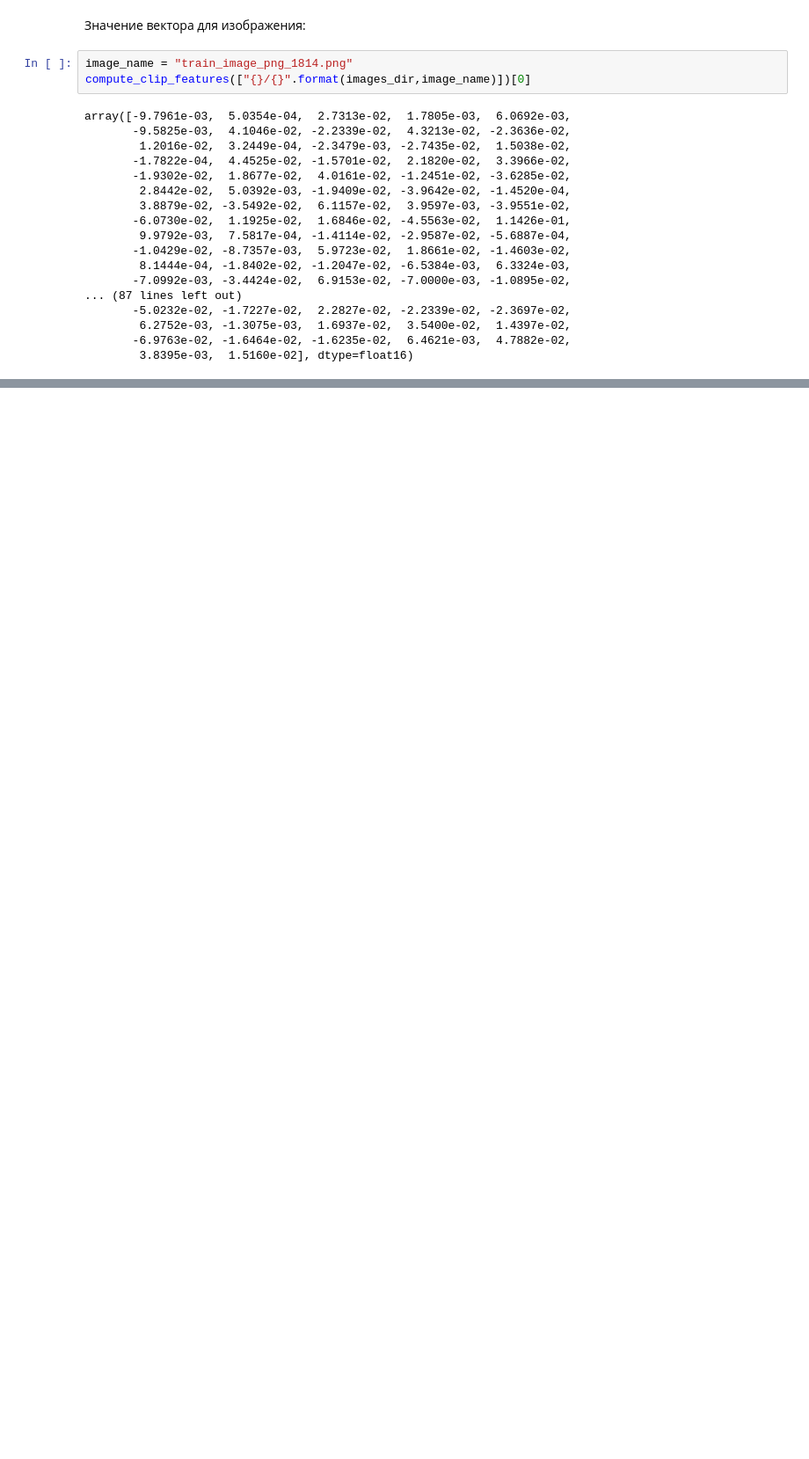
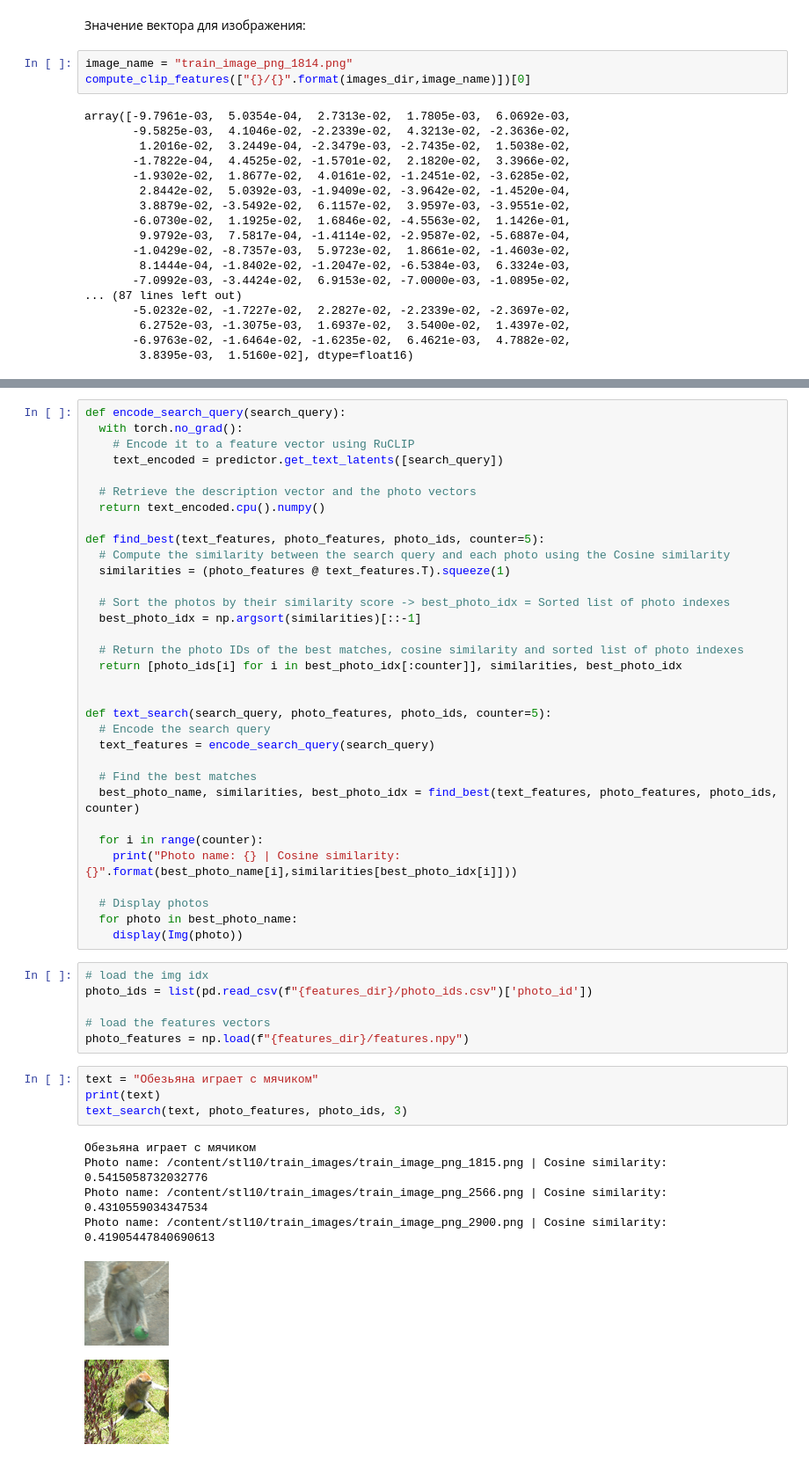
Before and after one commit to comptech-winter-school/image-finder, a Jupyter notebook: CLIP_base.ipynb, the cells around one changed output, grey strips where cells are left out. Shown at 88% size. Drawn from its saved outputs; the diff is of its cells as text; blank space fills up the shorter version.

Commit message:
Add RuCLIP and RuCLIP-SB model for experiments

```diff
--- a/CLIP_base.ipynb
+++ b/CLIP_base.ipynb
@@ -344,0 +444,50 @@ array([-9.7961e-03,  5.0354e-04,  2.7313e-02,  1.7805e-03,  6.0692e-03,
+# %%
+def encode_search_query(search_query):
+  with torch.no_grad():
+    # Encode it to a feature vector using RuCLIP
+    text_encoded = predictor.get_text_latents([search_query])
+
+  # Retrieve the description vector and the photo vectors
+  return text_encoded.cpu().numpy()
+
+def find_best(text_features, photo_features, photo_ids, counter=5):
+  # Compute the similarity between the search query and each photo using the Cosine similarity
+  similarities = (photo_features @ text_features.T).squeeze(1)
+
+  # Sort the photos by their similarity score -> best_photo_idx = Sorted list of photo indexes
+  best_photo_idx = np.argsort(similarities)[::-1]
+
+  # Return the photo IDs of the best matches, cosine similarity and sorted list of photo indexes
+  return [photo_ids[i] for i in best_photo_idx[:counter]], similarities, best_photo_idx
+
+
+def text_search(search_query, photo_features, photo_ids, counter=5):
+  # Encode the search query
+  text_features = encode_search_query(search_query)
+
+  # Find the best matches
+  best_photo_name, similarities, best_photo_idx = find_best(text_features, photo_features, photo_ids, counter)
+
+  for i in range(counter):
+    print("Photo name: {} | Cosine similarity: {}".format(best_photo_name[i],similarities[best_photo_idx[i]]))
+
+  # Display photos
+  for photo in best_photo_name:
+    display(Img(photo))
+# %%
+# load the img idx
+photo_ids = list(pd.read_csv(f"{features_dir}/photo_ids.csv")['photo_id'])
+
+# load the features vectors
+photo_features = np.load(f"{features_dir}/features.npy")
+# %%
+text = "Обезьяна играет с мячиком"
+print(text)
+text_search(text, photo_features, photo_ids, 3)
+# %% [output]
+Обезьяна играет с мячиком
+Photo name: /content/stl10/train_images/train_image_png_1815.png | Cosine similarity: 0.5415058732032776
+Photo name: /content/stl10/train_images/train_image_png_2566.png | Cosine similarity: 0.4310559034347534
+Photo name: /content/stl10/train_images/train_image_png_2900.png | Cosine similarity: 0.41905447840690613
+[figure, added]
+[figure, added]
```
Also changed, not shown: parts of 40 cells of this notebook.
